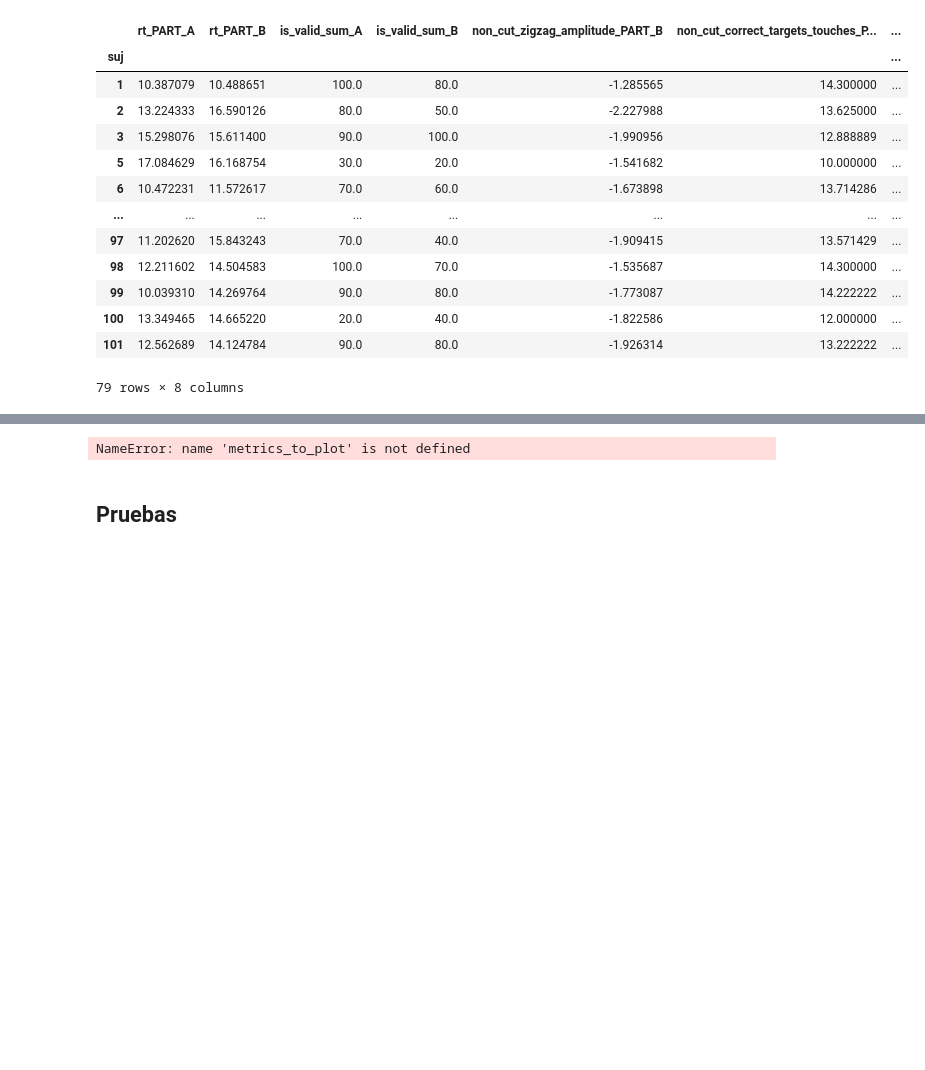
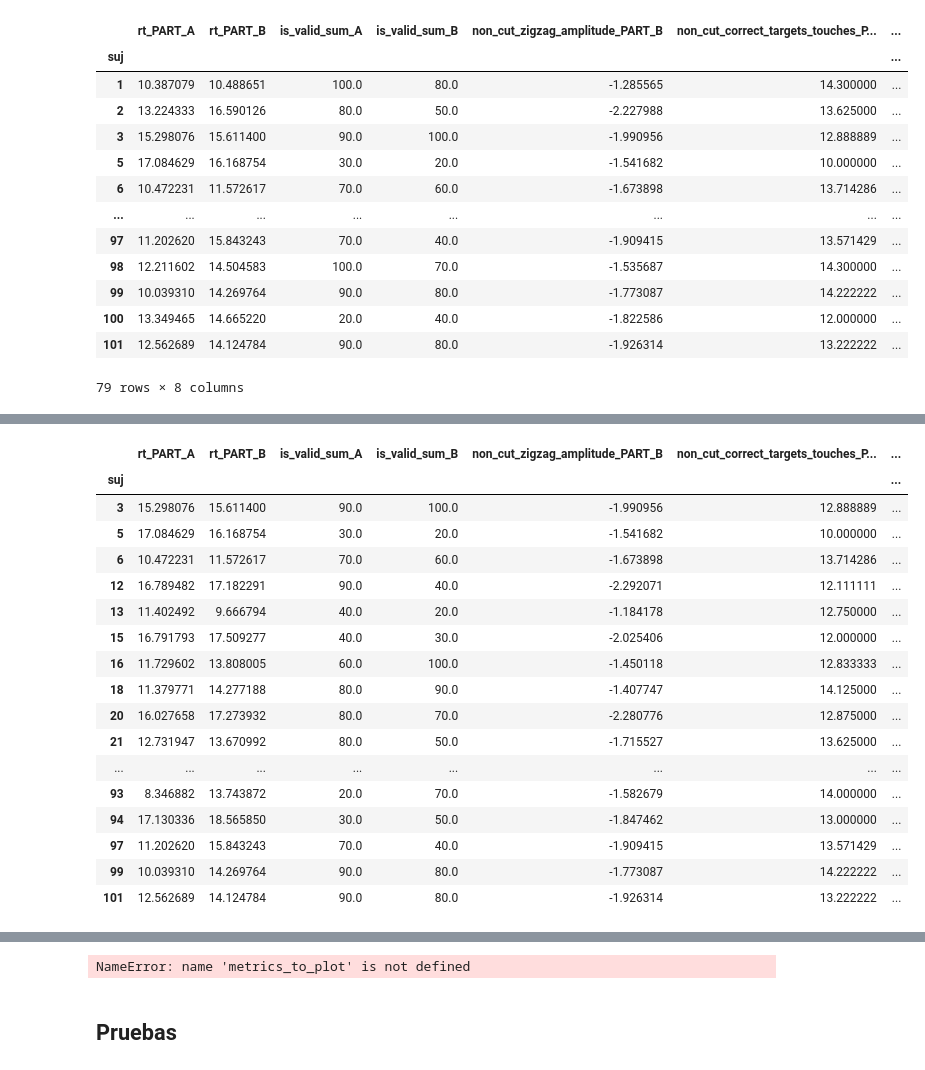
Before and after one commit to gianluca-capelo/tmt-analysis, a Jupyter notebook: notebooks/modelling.ipynb, the cells around one changed output, grey strips where cells are left out. Saved outputs shown, nothing was run; the diff lists cells and outputs as text; code cells hidden in the pictures; blank space fills up the shorter version.

```diff
--- a/notebooks/modelling.ipynb
+++ b/notebooks/modelling.ipynb
@@ -547,0 +574,3 @@ Name: count, dtype: int64
+# %%
+for col in [i for i in df_digital_tmt_with_target.columns if 'hesit' in i]:
+    display(df_digital_tmt_with_target[[col, 'group']].corr())
@@ -1059,9 +1128,8 @@ n_splits = 4
 n_repeats = 10
 global_seed = 42
 
-# OJO CON ESTE CAMBIOOOO
-df_digital_tmt_with_target = df_digital_tmt_with_target[main_columns]
-df_digital_tmt_with_target
+# OJO CON ESTE CAMBIOOOO!!!!!!!!!!!!!!!!!!!!!!!!!!!!!!!!!!!!!!!!!!!!!!!!!!!!!!!
+
 
 main_columns =  ['rt_PART_A','rt_PART_B', 'is_valid_sum_A', 'is_valid_sum_B',
                  'non_cut_zigzag_amplitude_PART_B','non_cut_correct_targets_touches_PART_A',
@@ -1073,6 +1141,14 @@ match dataset:
         X = demographic_df.iloc[:, :-1].values
         y = demographic_df.iloc[:, -1].values
         feature_names = demographic_df.columns[:-1]
+    case 'demographic+digital':
+        print("Warning: Not using all columns")
+        df_digital_tmt_with_target = df_digital_tmt_with_target[main_columns]
+        df_digital_plus_demo = df_digital_tmt_with_target.join(demographic_df.drop('group',axis=1))
+        df_digital_plus_demo = df_digital_plus_demo[[col for col in df_digital_plus_demo.columns if col != 'group'] + ['group']]
+        X = df_digital_plus_demo.iloc[:, :-1].values
+        y = df_digital_plus_demo.iloc[:, -1].values
+        feature_names = df_digital_plus_demo.columns[:-1]
     case 'non_digital_tests':
         X = non_digital_df.iloc[:, :-1].values
         y = non_digital_df.iloc[:, -1].values
@@ -1086,6 +1162,10 @@ match dataset:
         y = df_digital_tmt_with_target.loc[df_digital_hand_and_eye.index].iloc[:, -1].values
         feature_names = df_digital_tmt_with_target.loc[df_digital_hand_and_eye.index].columns[:-1]
     case 'hand_and_eye':
+        print("Warning: Not using all columns")
+        df_digital_hand_and_eye = df_digital_hand_and_eye[[col for col in main_columns if col != 'group']
+                                                          + ['number_of_fix_A', 'number_of_fix_B', 'number_of_sacc_A', 'number_of_sacc_B']
+                                                          + ['group']]
         X = df_digital_hand_and_eye.iloc[:, :-1].values
         y = df_digital_hand_and_eye.iloc[:, -1].values
         feature_names = df_digital_hand_and_eye.columns[:-1]
@@ -1175,8 +1255,8 @@ for model in models:
         pipeline = Pipeline([
             ('imputer', SimpleImputer(strategy='mean')),
             ('scaler', StandardScaler()),
-            ('feature_selection', RFE(LogisticRegression(max_iter=1000),
-                                      n_features_to_select=n_importances)),
+            # ('feature_selection', RFE(LogisticRegression(max_iter=1000),
+            #                           n_features_to_select=n_importances)),
             ('classifier', model)
         ])
 
@@ -1290,0 +1377,23 @@ NameError: name 'metrics_to_plot' is not defined
+# %%
+df_digital_hand_and_eye[[col for col in main_columns if col != 'group']
+                                                          + ['number_of_fix_A', 'number_of_fix_B', 'number_of_sacc_A', 'number_of_sacc_B']
+                                                          + ['group']]
+# %% [output]
+|  | rt_PART_A | rt_PART_B | is_valid_sum_A | is_valid_sum_B | non_cut_zigzag_amplitude_PART_B | non_cut_correct_targets_touches_P... | ... |
+| suj |  |  |  |  |  |  | ... |
+| 3 | 15.298076 | 15.611400 | 90.0 | 100.0 | -1.990956 | 12.888889 | ... |
+| 5 | 17.084629 | 16.168754 | 30.0 | 20.0 | -1.541682 | 10.000000 | ... |
+| 6 | 10.472231 | 11.572617 | 70.0 | 60.0 | -1.673898 | 13.714286 | ... |
+| 12 | 16.789482 | 17.182291 | 90.0 | 40.0 | -2.292071 | 12.111111 | ... |
+| 13 | 11.402492 | 9.666794 | 40.0 | 20.0 | -1.184178 | 12.750000 | ... |
+| 15 | 16.791793 | 17.509277 | 40.0 | 30.0 | -2.025406 | 12.000000 | ... |
+| 16 | 11.729602 | 13.808005 | 60.0 | 100.0 | -1.450118 | 12.833333 | ... |
+| 18 | 11.379771 | 14.277188 | 80.0 | 90.0 | -1.407747 | 14.125000 | ... |
+| 20 | 16.027658 | 17.273932 | 80.0 | 70.0 | -2.280776 | 12.875000 | ... |
+| 21 | 12.731947 | 13.670992 | 80.0 | 50.0 | -1.715527 | 13.625000 | ... |
+| ... | ... | ... | ... | ... | ... | ... | ... |
+| 93 | 8.346882 | 13.743872 | 20.0 | 70.0 | -1.582679 | 14.000000 | ... |
+| 94 | 17.130336 | 18.565850 | 30.0 | 50.0 | -1.847462 | 13.000000 | ... |
+| 97 | 11.202620 | 15.843243 | 70.0 | 40.0 | -1.909415 | 13.571429 | ... |
+| 99 | 10.039310 | 14.269764 | 90.0 | 80.0 | -1.773087 | 14.222222 | ... |
+| 101 | 12.562689 | 14.124784 | 90.0 | 80.0 | -1.926314 | 13.222222 | ... |
```
Also changed, not shown: parts of 12 cells of this notebook.
